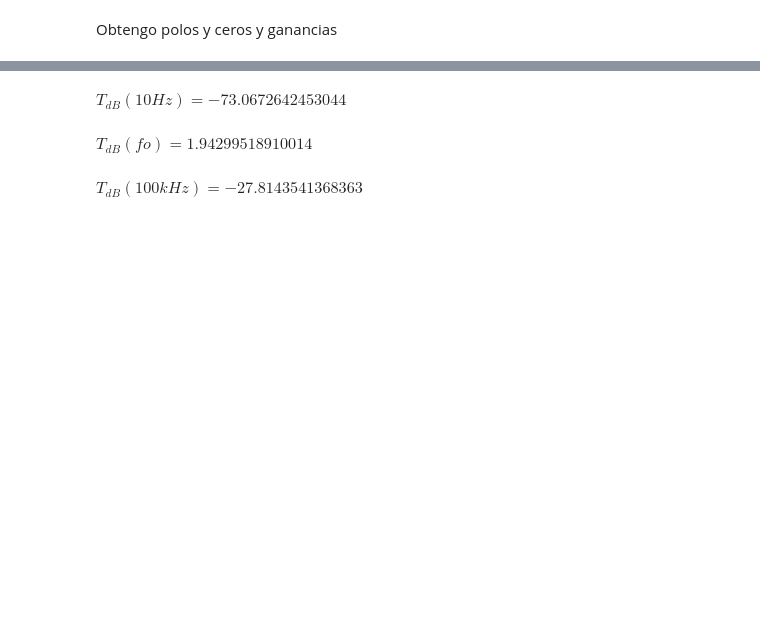
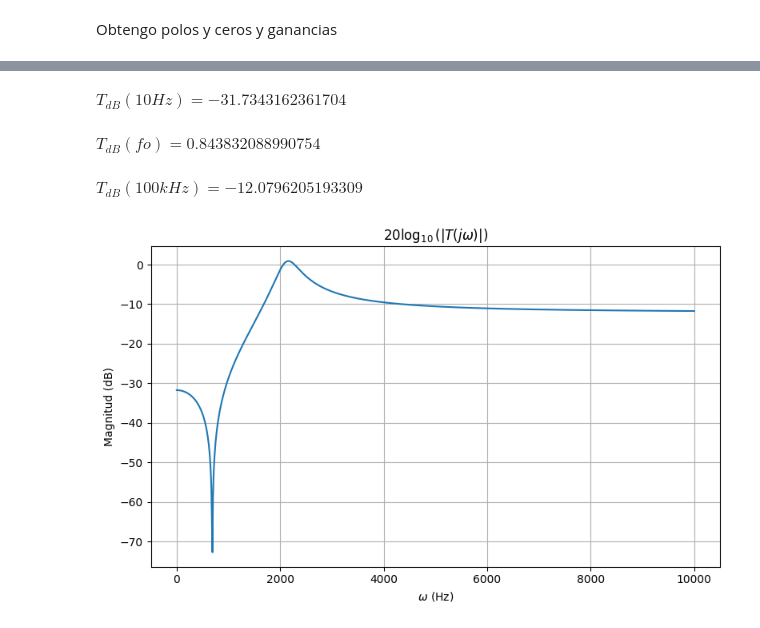
Before and after one commit to ramibelsito/Simulador-De-Filtros-Activos, a Jupyter notebook: HighPass.ipynb, the cells around one changed output, grey strips where cells are left out. Cells and saved outputs as stored; diff of their text form; code cells hidden in the pictures; blank space fills up the shorter version.

```diff
--- a/HighPass.ipynb
+++ b/HighPass.ipynb
@@ -141,8 +143,39 @@ NameError: name 'np' is not defined
 # %%
-display(Math(r"T_{dB}(10Hz) = " + latex(T_dB.subs(w ,10))))
-display(Math(r"T_{dB}(fo) = " + latex(T_dB.subs(w ,wo_num))))
-display(Math(r"T_{dB}(100kHz) = " + latex(T_dB.subs(w ,twopi*100e3))))
+T_db_10 = 20*np.log10(float(T_mod_num.subs(w, 10*twopi)))
+display(Math(r"T_{dB}(10Hz) = " + latex(T_db_10)))
+
+
+T_db_fo = 20*np.log10(float(T_mod_num.subs(w, fo*twopi)))
+display(Math(r"T_{dB}(fo) = " + latex(T_db_fo)))
+
+T_db_100k = 20*np.log10(float(T_mod_num.subs(w, 100e3*twopi)))
+display(Math(r"T_{dB}(100kHz) = " + latex(T_db_100k)))
 # %% [output]
-$\displaystyle T_{dB}(10Hz) = -73.0672642453044$
+$\displaystyle T_{dB}(10Hz) = -31.7343162361704$
-$\displaystyle T_{dB}(fo) = 1.94299518910014$
+$\displaystyle T_{dB}(fo) = 0.843832088990754$
-$\displaystyle T_{dB}(100kHz) = -27.8143541368363$
+$\displaystyle T_{dB}(100kHz) = -12.0796205193309$
+# %%
+f = ss.symbols('f')
+T_mod_num = 0.248797558352433 * ss.Abs(((twopi*f)**2 - 18683885.74981) / (-(twopi*f)**2 + 2709.43848968119*ss.I*(twopi*f) + 179451343.044671))
+
+# Convertimos a función numérica evaluable
+T_mod_func = ss.lambdify(f, T_mod_num, modules='numpy')
+
+# Dominio de frecuencias
+w_vals = np.linspace(0.01, 10e3, 1000)
+
+# Evaluación y conversión a decibeles
+T_vals = T_mod_func(w_vals)
+T_db = 20 * np.log10(np.abs(T_vals))
+
+# Graficar
+plt.figure(figsize=(8, 5))
+plt.plot(w_vals, T_db)
+plt.title(r'$20 \log_{10}(|T(j\omega)|)$')
+plt.xlabel(r'$\omega$ (Hz)')
+plt.ylabel('Magnitud (dB)')
+plt.grid(True)
+plt.tight_layout()
+plt.show()
+# %% [output]
+[figure, added]
```
Also changed, not shown: parts of 4 cells of this notebook.
